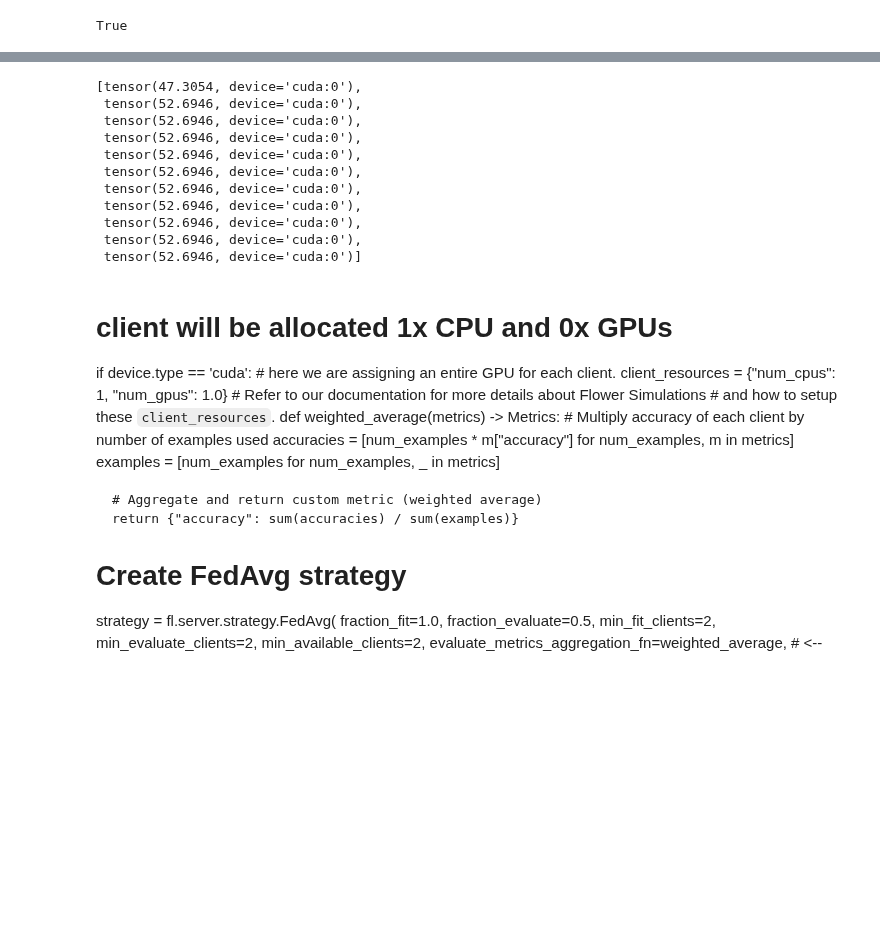
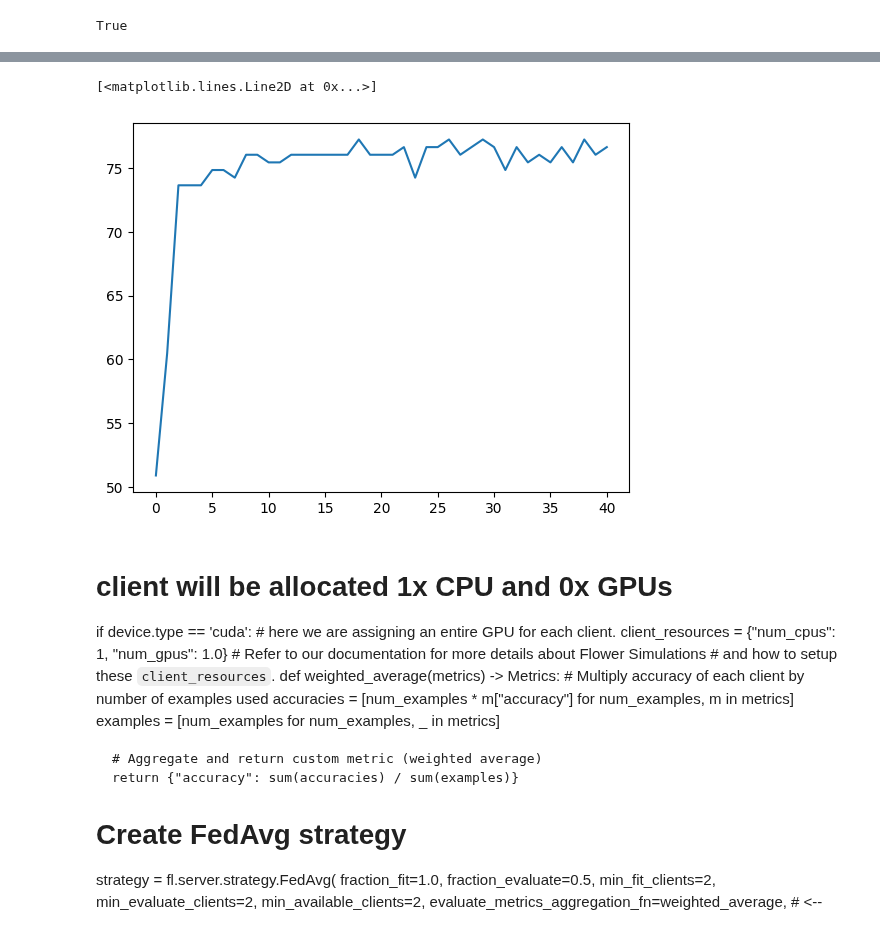
Before and after one commit to dibahk/FTL-on-Predictive-Maintenace, a Jupyter notebook: FTL/centralized_FedAvg.ipynb, the cells around one changed output, grey strips where cells are left out. Saved outputs shown, nothing was run; the diff lists cells and outputs as text; code cells hidden in the pictures; blank space fills up the shorter version.

```diff
--- a/FTL/centralized_FedAvg.ipynb
+++ b/FTL/centralized_FedAvg.ipynb
@@ -668,17 +623,12 @@ Server-side evaluation loss 0.2318535844484965 / accuracy 52.694610595703125
-# %%
-fl_acc
-# %% [output]
-[tensor(47.3054, device='cuda:0'),
- tensor(52.6946, device='cuda:0'),
- tensor(52.6946, device='cuda:0'),
- tensor(52.6946, device='cuda:0'),
- tensor(52.6946, device='cuda:0'),
- tensor(52.6946, device='cuda:0'),
- tensor(52.6946, device='cuda:0'),
- tensor(52.6946, device='cuda:0'),
- tensor(52.6946, device='cuda:0'),
- tensor(52.6946, device='cuda:0'),
- tensor(52.6946, device='cuda:0')]
+# %%
+fl_acc
+f = []
+for i in fl_acc:
+    f.append(float(i))
+plt.plot(f)
+# %% [output]
+[<matplotlib.lines.Line2D at 0x...>]
+[figure, added]
 # %% [markdown]
 # client will be allocated 1x CPU and 0x GPUs
 if device.type == 'cuda':
```
Also changed, not shown: parts of 9 cells of this notebook.
